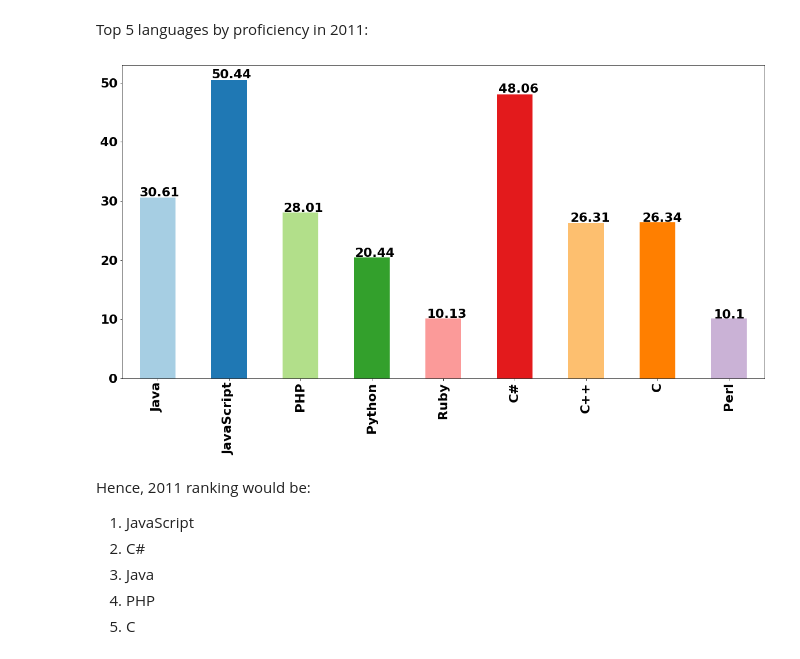
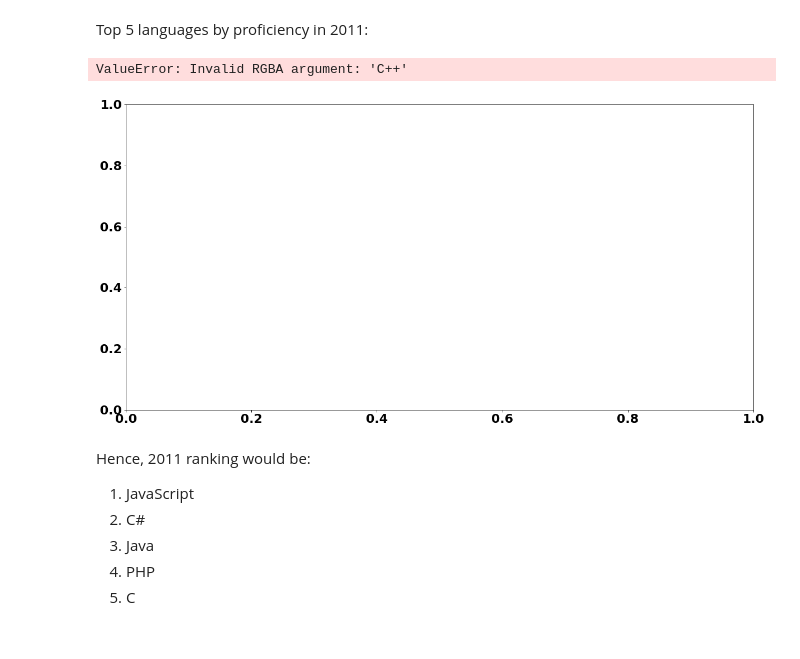
Before and after one commit to alfreedolf/stackoverflow_multiple_years, a Jupyter notebook: notebooks/1.LanguagesPopularityByYear.ipynb, the cells around one changed output. Drawn from its saved outputs; the diff is of its cells as text; code cells hidden in the pictures.

```diff
--- a/notebooks/1.LanguagesPopularityByYear.ipynb
+++ b/notebooks/1.LanguagesPopularityByYear.ipynb
@@ -266,35 +272,38 @@ df_2011_proficiencies_clean = df_2011_proficiencies.drop("Proficient in SQL", ax
 df_2011_proficiencies_clean = df_2011_proficiencies_clean.drop("Proficient in CSS", axis=1)
 # %%
 # computing total proficiencies once again
-df_2011_proficiencies_clean_sum = df_2011_proficiencies_clean.sum(axis=0)
+s_2011_proficiencies_clean_sum = df_2011_proficiencies_clean.sum(axis=0)
 # %% [markdown]
 We can assess the language popularity in absolute terms computing total percentage of coders using that
 particular language:
 # %%
 # computing percentages
-s_2011_proficiencies_percentages = (df_2011_proficiencies_clean_sum/df_2011_proficiencies_clean.shape[0])*100
+s_2011_proficiencies_percentages = (s_2011_proficiencies_clean_sum/df_2011_proficiencies_clean.shape[0])*100
+# renaming each row for simplicity
 s_2011_proficiencies_percentages.index = s_2011_proficiencies_percentages.index.str.replace("Proficient in ", "")
 # %%
-# palette = {"C":"tab:red",
-#            "C++":"tab:orange",
-#            "Python":"tab:green",
-#            "PHP":"tab:purple",
-#            "Ruby":"tab:pink",
-#            }
+languages_palette = {
+    'C':'blue',
+    'C++':'orange',
+           'Python':'green',
+           'PHP':'purple',
+           'Ruby':'pink',
+           }
 # %% [markdown]
 Top 5 languages by proficiency in 2011:
 # %%
-# sorting data to keep palette colors through plots
-# s_2011_proficiencies_percentages.sort_index(inplace=True)
+# sorting data to keep most popular languages first, left to right
+s_2011_proficiencies_percentages.sort_index(inplace=True)
 
 # plotting data
-ax = s_2011_proficiencies_percentages.plot.bar(color=plt.cm.Paired(np.arange(len(s_2011_proficiencies_percentages))))
-
+ax = s_2011_proficiencies_percentages.plot(kind="bar", color=languages_palette)
+# ax = s_2011_proficiencies_clean_sum.plot.bar(color=s_2011_proficiencies_percentages.replace(languages_palette))
 # annotating values on top of each bar, for readability
 for p in ax.patches:
     ax.annotate(str(round(p.get_height(), 2)), (p.get_x() * 1.005, p.get_height() * 1.005))
 # %% [output]
+ValueError: Invalid RGBA argument: 'C++'
-[figure, old version]
+[figure, new version]
 # %%
 # sns.histplot(data=s_2011_proficiencies_percentages, x=palette=palette)
 # %% [markdown]
```
Also changed, not shown: parts of 15 cells of this notebook, 13 other files.
